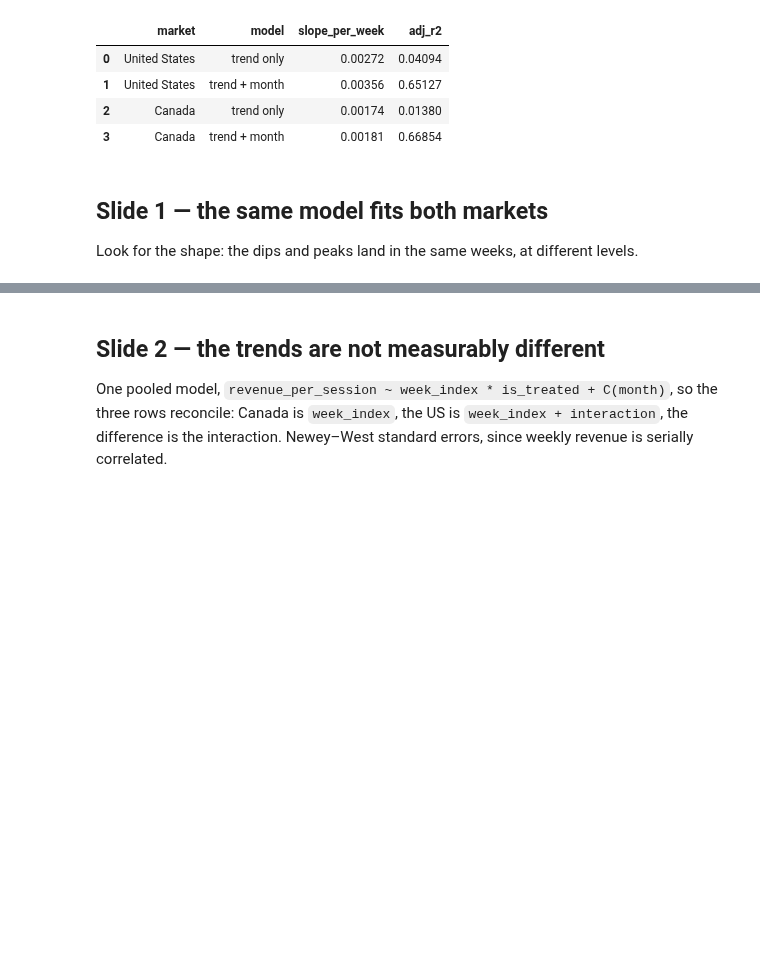
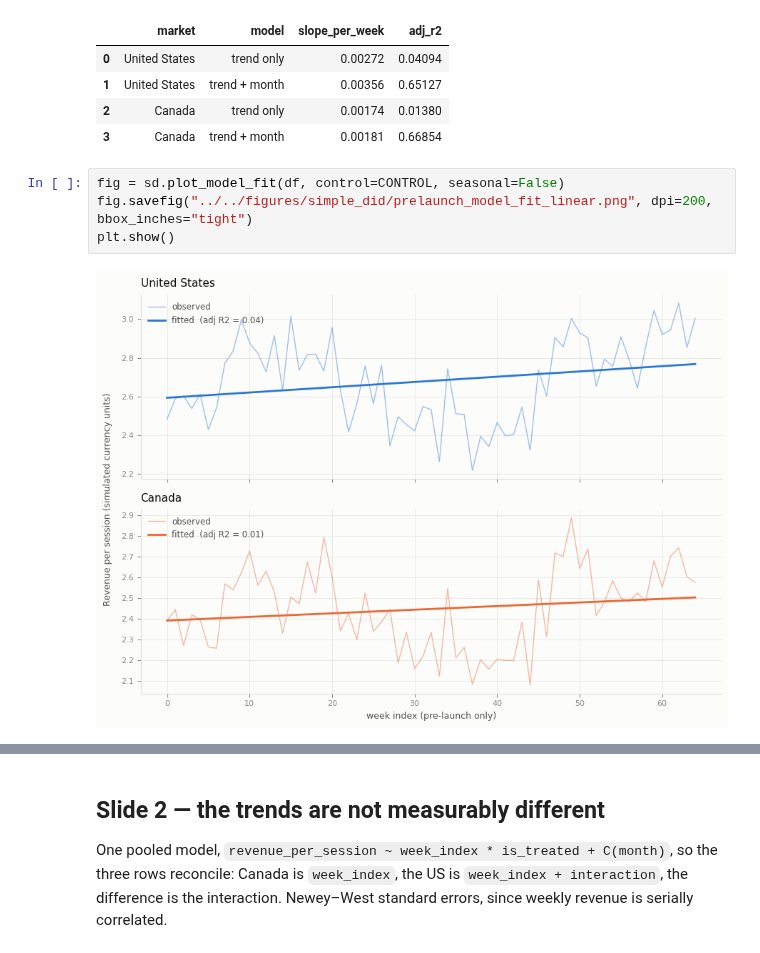
Before and after one commit to Break-Through-Tech/Estee-Lauder-1B-measuring-customer-delight, a Jupyter notebook: notebooks/simple_did/18_prelaunch_regression.ipynb, the cells around one changed output, grey strips where cells are left out. Saved outputs shown, nothing was run; the diff lists cells and outputs as text; blank space fills up the shorter version.

```diff
--- a/notebooks/simple_did/18_prelaunch_regression.ipynb
+++ b/notebooks/simple_did/18_prelaunch_regression.ipynb
@@ -44,7 +44,9 @@ pd.DataFrame(rows).round(5)
 | 1 | United States | trend + month | 0.00356 | 0.65127 |
 | 2 | Canada | trend only | 0.00174 | 0.01380 |
 | 3 | Canada | trend + month | 0.00181 | 0.66854 |
-# %% [markdown]
-## Slide 1 — the same model fits both markets
-
-Look for the shape: the dips and peaks land in the same weeks, at different levels.
+# %%
+fig = sd.plot_model_fit(df, control=CONTROL, seasonal=False)
+fig.savefig("../../figures/simple_did/prelaunch_model_fit_linear.png", dpi=200, bbox_inches="tight")
+plt.show()
+# %% [output]
+[figure, added]
```
Also changed, not shown: parts of 2 cells of this notebook, 3 other files.
